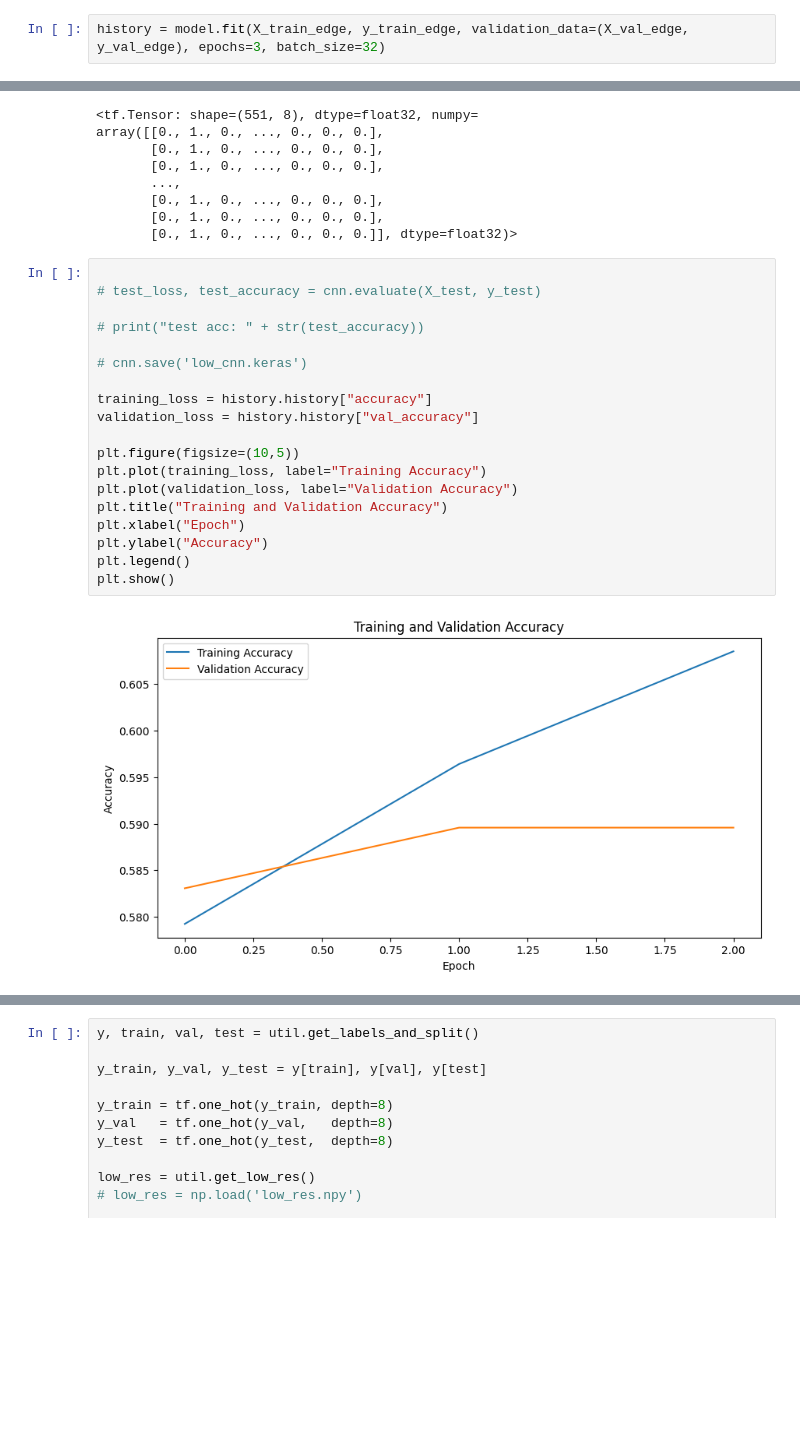
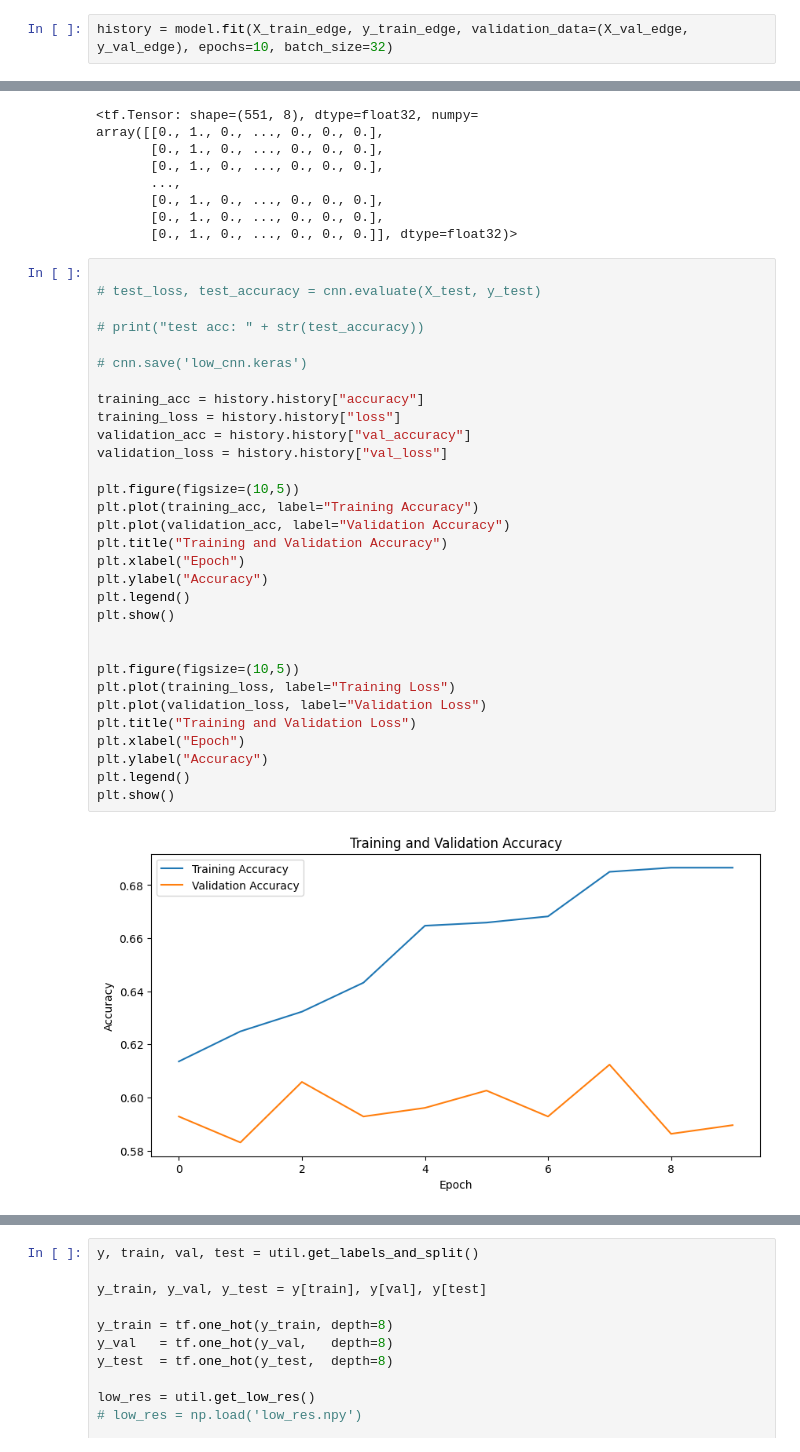
Before and after one commit to AbhishekVangipuram/CS229FinalProj, a Jupyter notebook: res_edge.ipynb, the cells around one changed output, grey strips where cells are left out. Saved outputs shown, nothing was run; the diff lists cells and outputs as text; blank space fills up the shorter version.

Commit message:
Final Model

```diff
--- a/res_edge.ipynb
+++ b/res_edge.ipynb
@@ -98,5 +98,5 @@ WARNING:absl:At this time, the v2.11+ optimizer `tf.keras.optimizers.Adam` runs
 WARNING:absl:`lr` is deprecated in Keras optimizer, please use `learning_rate` or use the legacy optimizer, e.g.,tf.keras.optimizers.legacy.Adam.
 WARNING:absl:There is a known slowdown when using v2.11+ Keras optimizers on M1/M2 Macs. Falling back to the legacy Keras optimizer, i.e., `tf.keras.optimizers.legacy.Adam`.
 # %%
-history = model.fit(X_train_edge, y_train_edge, validation_data=(X_val_edge, y_val_edge), epochs=3, batch_size=32)
+history = model.fit(X_train_edge, y_train_edge, validation_data=(X_val_edge, y_val_edge), epochs=10, batch_size=32)
 # %% [output]
@@ -134,21 +148,33 @@ array([[0., 1., 0., ..., 0., 0., 0.],
 # %%
 
 # test_loss, test_accuracy = cnn.evaluate(X_test, y_test)
 
 # print("test acc: " + str(test_accuracy))
 
 # cnn.save('low_cnn.keras')
 
-training_loss = history.history["accuracy"]
-validation_loss = history.history["val_accuracy"]
+training_acc = history.history["accuracy"]
+training_loss = history.history["loss"]
+validation_acc = history.history["val_accuracy"]
+validation_loss = history.history["val_loss"]
 
 plt.figure(figsize=(10,5))
-plt.plot(training_loss, label="Training Accuracy")
-plt.plot(validation_loss, label="Validation Accuracy")
+plt.plot(training_acc, label="Training Accuracy")
+plt.plot(validation_acc, label="Validation Accuracy")
 plt.title("Training and Validation Accuracy")
 plt.xlabel("Epoch")
 plt.ylabel("Accuracy")
 plt.legend()
 plt.show()
+
+
+plt.figure(figsize=(10,5))
+plt.plot(training_loss, label="Training Loss")
+plt.plot(validation_loss, label="Validation Loss")
+plt.title("Training and Validation Loss")
+plt.xlabel("Epoch")
+plt.ylabel("Accuracy")
+plt.legend()
+plt.show()
 # %% [output]
-[figure, old version]
+[figure, new version]
```
Also changed, not shown: parts of 8 cells of this notebook.
